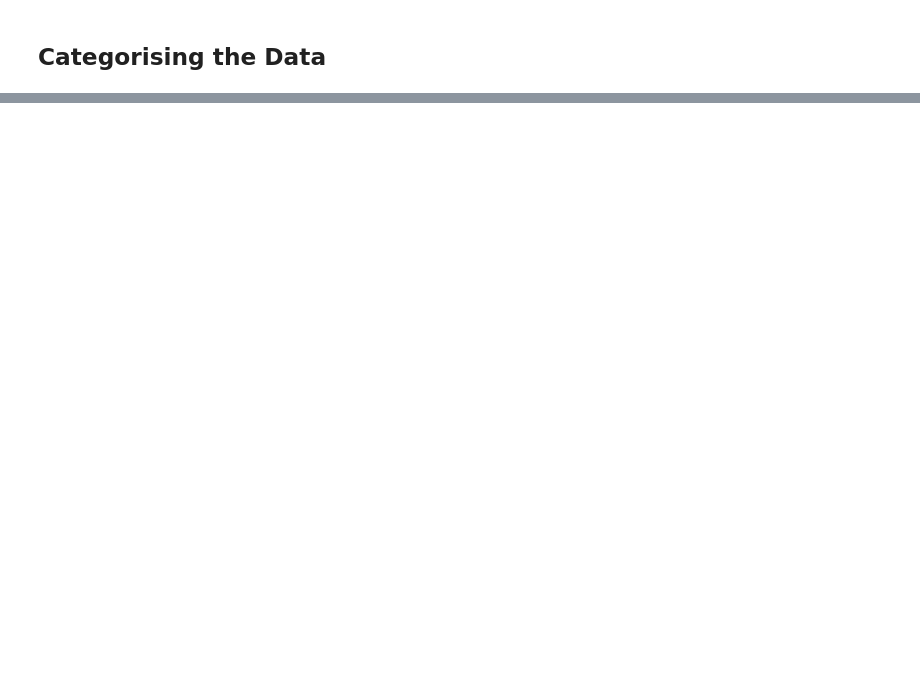
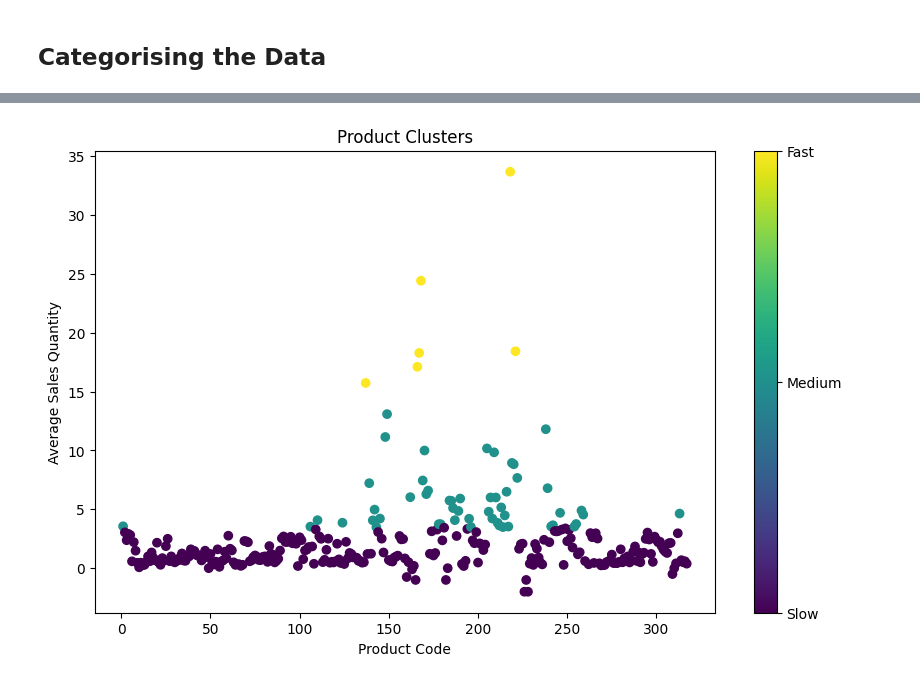
Before and after one commit to derindidinedin/crime, a Jupyter notebook: Invent_Analytics_Case.ipynb, the cells around one changed output, grey strips where cells are left out. Cells and saved outputs as stored; diff of their text form; code cells hidden in the pictures; blank space fills up the shorter version.

```diff
--- a/Invent_Analytics_Case.ipynb
+++ b/Invent_Analytics_Case.ipynb
@@ -238,5 +971,23 @@ kmeans clustering algo
 # %%
-# Defining non-promotion periods
+import pandas as pd
+import numpy as np
+from sklearn.cluster import KMeans
+import matplotlib.pyplot as plt
+
+# Convert date columns to datetime
+sales_data['Date'] = pd.to_datetime(sales_data['Date'])
+promotion_dates['StartDate'] = pd.to_datetime(promotion_dates['StartDate'])
+promotion_dates['EndDate'] = pd.to_datetime(promotion_dates['EndDate'])
+
+# Define promotion periods (for the first 4 promotions)
+promo_periods = [
+    (pd.to_datetime('2015-02-10'), pd.to_datetime('2015-02-17')),
+    (pd.to_datetime('2015-03-15'), pd.to_datetime('2015-03-22')),
+    (pd.to_datetime('2015-05-24'), pd.to_datetime('2015-06-01')),
+    (pd.to_datetime('2015-06-21'), pd.to_datetime('2015-06-28'))
+]
+
+# Define non-promotion periods (before and between the first 4 promotions)
 non_promo_periods = [
     (pd.to_datetime('2015-01-01'), pd.to_datetime('2015-02-09')),
     (pd.to_datetime('2015-02-18'), pd.to_datetime('2015-03-14')),
@@ -245,29 +996,67 @@ non_promo_periods = [
     (pd.to_datetime('2015-06-29'), pd.to_datetime('2015-08-01'))
 ]
 
-# Filtering non-promotion periods
+# Filter sales data for non-promotion periods
 non_promo_sales = pd.concat(
     [sales_data[(sales_data['Date'] >= start) & (sales_data['Date'] <= end)] for start, end in non_promo_periods]
 )
 
 # Calculate weekly sales
 non_promo_sales['Week'] = non_promo_sales['Date'].dt.isocalendar().week
-weekly_sales = non_promo_sales.groupby(['ProductCode', 'StoreCode', 'Week'])['SalesQuantity'].sum().reset_index()
 
-# Calculate average weekly sales per store for each product
-avg_weekly_sales = weekly_sales.groupby(['ProductCode', 'StoreCode'])['SalesQuantity'].mean().reset_index()
+# Aggregate weekly sales
+weekly_non_promo_sales = non_promo_sales.groupby(['ProductCode', 'StoreCode', 'Week'])['SalesQuantity'].sum().reset_index()
 
-# Clustering products
-product_avg_sales = avg_weekly_sales.groupby('ProductCode')['SalesQuantity'].mean()
-product_labels = pd.qcut(product_avg_sales, 3, labels=['Slow', 'Medium', 'Fast'])
-product_clusters = product_avg_sales.reset_index().assign(Cluster=product_labels)
+# Calculate average weekly sales per product during non-promotion periods
+avg_weekly_product_sales = weekly_non_promo_sales.groupby('ProductCode')['SalesQuantity'].mean().reset_index()
 
-# Clustering stores
-store_avg_sales = avg_weekly_sales.groupby('StoreCode')['SalesQuantity'].mean()
-store_labels = pd.qcut(store_avg_sales, 3, labels=['Slow', 'Medium', 'Fast'])
-store_clusters = store_avg_sales.reset_index().assign(Cluster=store_labels)
+# Calculate average weekly sales per store during non-promotion periods
+avg_weekly_store_sales = weekly_non_promo_sales.groupby('StoreCode')['SalesQuantity'].mean().reset_index()
 
-# Display the clusters
-display(product_clusters.head())
-display(store_clusters.head())
+# Apply KMeans clustering for products
+kmeans_product = KMeans(n_clusters=3, random_state=42, n_init=10)
+kmeans_product.fit(avg_weekly_product_sales[['SalesQuantity']])
+avg_weekly_product_sales['Cluster'] = kmeans_product.labels_
+
+# Map cluster labels to 'Slow', 'Medium', 'Fast'
+cluster_centers = kmeans_product.cluster_centers_.flatten()
+sorted_indices = np.argsort(cluster_centers)
+cluster_mapping = {sorted_indices[0]: 'Slow', sorted_indices[1]: 'Medium', sorted_indices[2]: 'Fast'}
+avg_weekly_product_sales['Cluster'] = avg_weekly_product_sales['Cluster'].map(cluster_mapping)
+
+# Display the cluster assignment
+print(avg_weekly_product_sales.head())
+
+# Apply KMeans clustering for stores
+kmeans_store = KMeans(n_clusters=3, random_state=42, n_init=10)
+kmeans_store.fit(avg_weekly_store_sales[['SalesQuantity']])
+avg_weekly_store_sales['Cluster'] = kmeans_store.labels_
+
+# Map cluster labels to 'Slow', 'Medium', 'Fast'
+cluster_centers = kmeans_store.cluster_centers_.flatten()
+sorted_indices = np.argsort(cluster_centers)
+cluster_mapping = {sorted_indices[0]: 'Slow', sorted_indices[1]: 'Medium', sorted_indices[2]: 'Fast'}
+avg_weekly_store_sales['Cluster'] = avg_weekly_store_sales['Cluster'].map(cluster_mapping)
+
+# Display the cluster assignment
+print(avg_weekly_store_sales.head())
+
+# Visualize the clustering results
+# Plot for product clusters
+plt.figure(figsize=(10, 6))
+plt.scatter(avg_weekly_product_sales['ProductCode'], avg_weekly_product_sales['SalesQuantity'], c=avg_weekly_product_sales['Cluster'].apply(lambda x: {'Slow': 0, 'Medium': 1, 'Fast': 2}[x]), cmap='viridis')
+plt.title('Product Clusters')
+plt.xlabel('Product Code')
+plt.ylabel('Average Sales Quantity')
+plt.colorbar(ticks=[0, 1, 2], format=plt.FuncFormatter(lambda val, loc: ['Slow', 'Medium', 'Fast'][loc]))
+plt.show()
+
+# Plot for store clusters
+plt.figure(figsize=(10, 6))
+plt.scatter(avg_weekly_store_sales['StoreCode'], avg_weekly_store_sales['SalesQuantity'], c=avg_weekly_store_sales['Cluster'].apply(lambda x: {'Slow': 0, 'Medium': 1, 'Fast': 2}[x]), cmap='viridis')
+plt.title('Store Clusters')
+plt.xlabel('Store Code')
+plt.ylabel('Average Sales Quantity')
+plt.colorbar(ticks=[0, 1, 2], format=plt.FuncFormatter(lambda val, loc: ['Slow', 'Medium', 'Fast'][loc]))
+plt.show()
 # %% [output]
@@ -285,0 +1075 @@ display(store_clusters.head())
+[figure, added]
```
Also changed, not shown: parts of 16 cells of this notebook.
